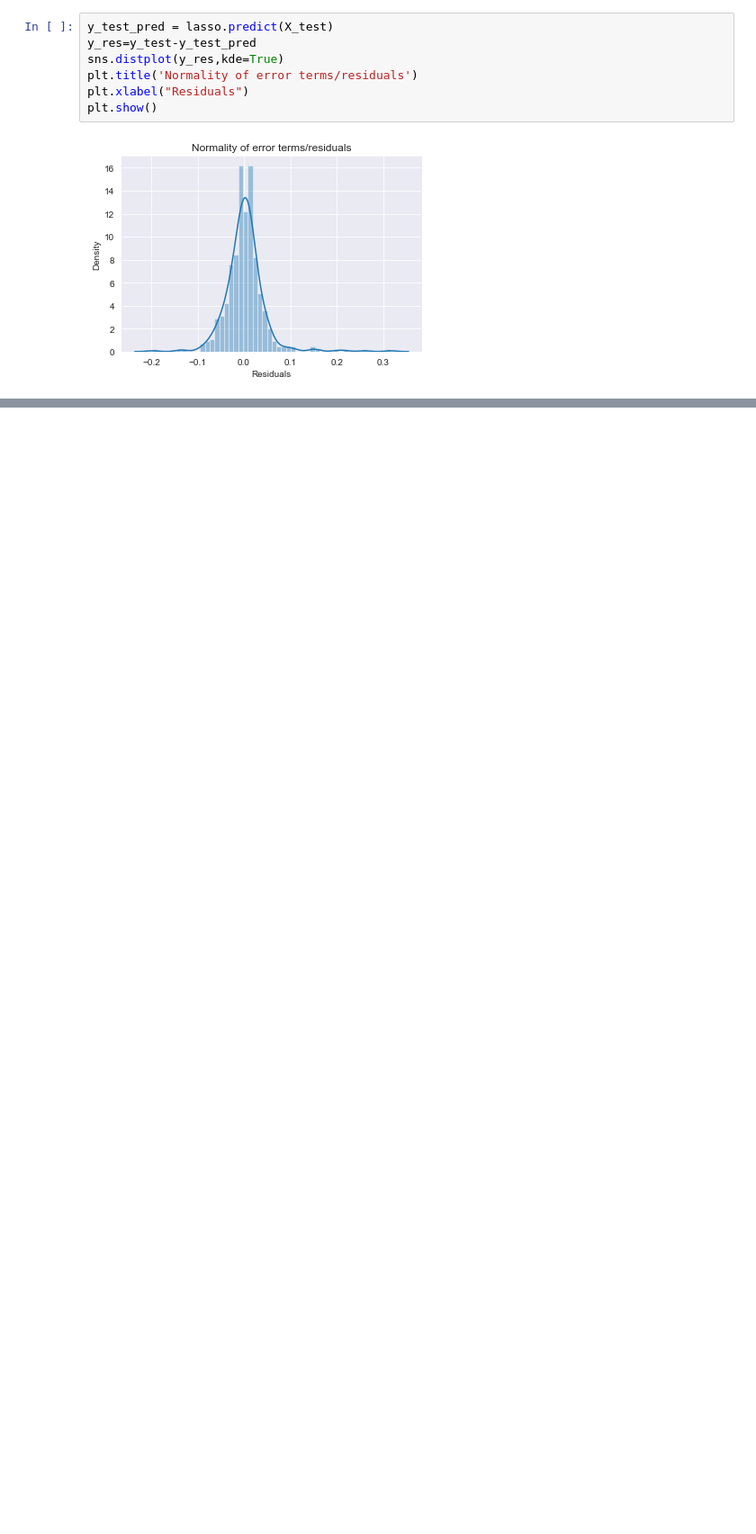
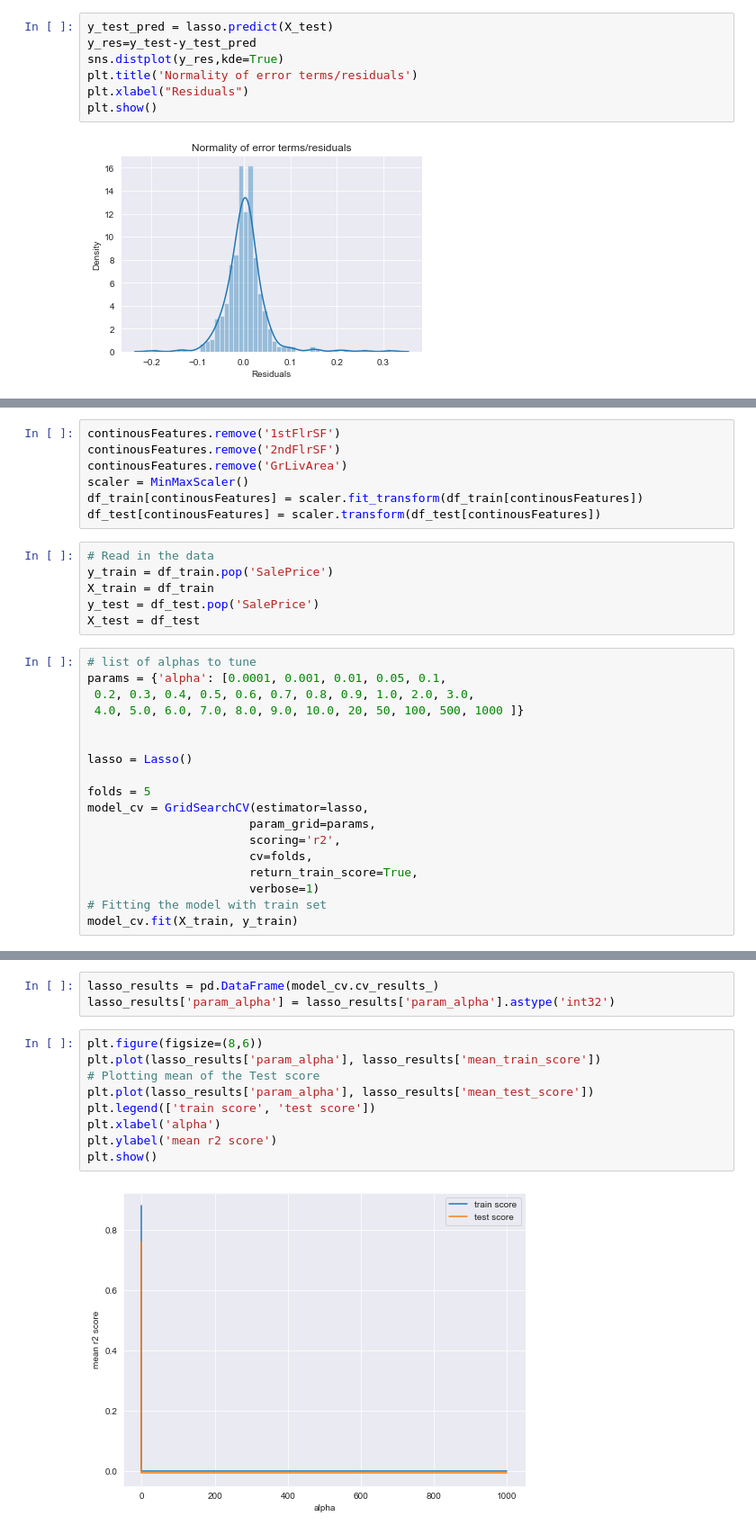
Before and after one commit to har2008preet/surprise_housing_ridge_lasso, a Jupyter notebook: Assignment - Advanced Regression.ipynb, the cells around one changed output, grey strips where cells are left out. Shown at 90% size. Drawn from its saved outputs; the diff is of its cells as text; blank space fills up the shorter version.

```diff
--- a/Assignment - Advanced Regression.ipynb
+++ b/Assignment - Advanced Regression.ipynb
@@ -483,0 +490,31 @@ plt.show()
+# %%
+continousFeatures.remove('1stFlrSF')
+continousFeatures.remove('2ndFlrSF')
+continousFeatures.remove('GrLivArea')
+scaler = MinMaxScaler()
+df_train[continousFeatures] = scaler.fit_transform(df_train[continousFeatures])
+df_test[continousFeatures] = scaler.transform(df_test[continousFeatures])
+# %%
+# Read in the data
+y_train = df_train.pop('SalePrice')
+X_train = df_train
+y_test = df_test.pop('SalePrice')
+X_test = df_test
+# %%
+# list of alphas to tune
+params = {'alpha': [0.0001, 0.001, 0.01, 0.05, 0.1,
+ 0.2, 0.3, 0.4, 0.5, 0.6, 0.7, 0.8, 0.9, 1.0, 2.0, 3.0,
+ 4.0, 5.0, 6.0, 7.0, 8.0, 9.0, 10.0, 20, 50, 100, 500, 1000 ]}
+
+
+lasso = Lasso()
+
+folds = 5
+model_cv = GridSearchCV(estimator=lasso,
+                       param_grid=params,
+                       scoring='r2',
+                       cv=folds,
+                       return_train_score=True,
+                       verbose=1)
+# Fitting the model with train set
+model_cv.fit(X_train, y_train)
@@ -483,0 +529,14 @@ plt.show()
+# %%
+lasso_results = pd.DataFrame(model_cv.cv_results_)
+lasso_results['param_alpha'] = lasso_results['param_alpha'].astype('int32')
+# %%
+plt.figure(figsize=(8,6))
+plt.plot(lasso_results['param_alpha'], lasso_results['mean_train_score'])
+# Plotting mean of the Test score
+plt.plot(lasso_results['param_alpha'], lasso_results['mean_test_score'])
+plt.legend(['train score', 'test score'])
+plt.xlabel('alpha')
+plt.ylabel('mean r2 score')
+plt.show()
+# %% [output]
+[figure, added]
```
Also changed, not shown: parts of 12 cells of this notebook.
